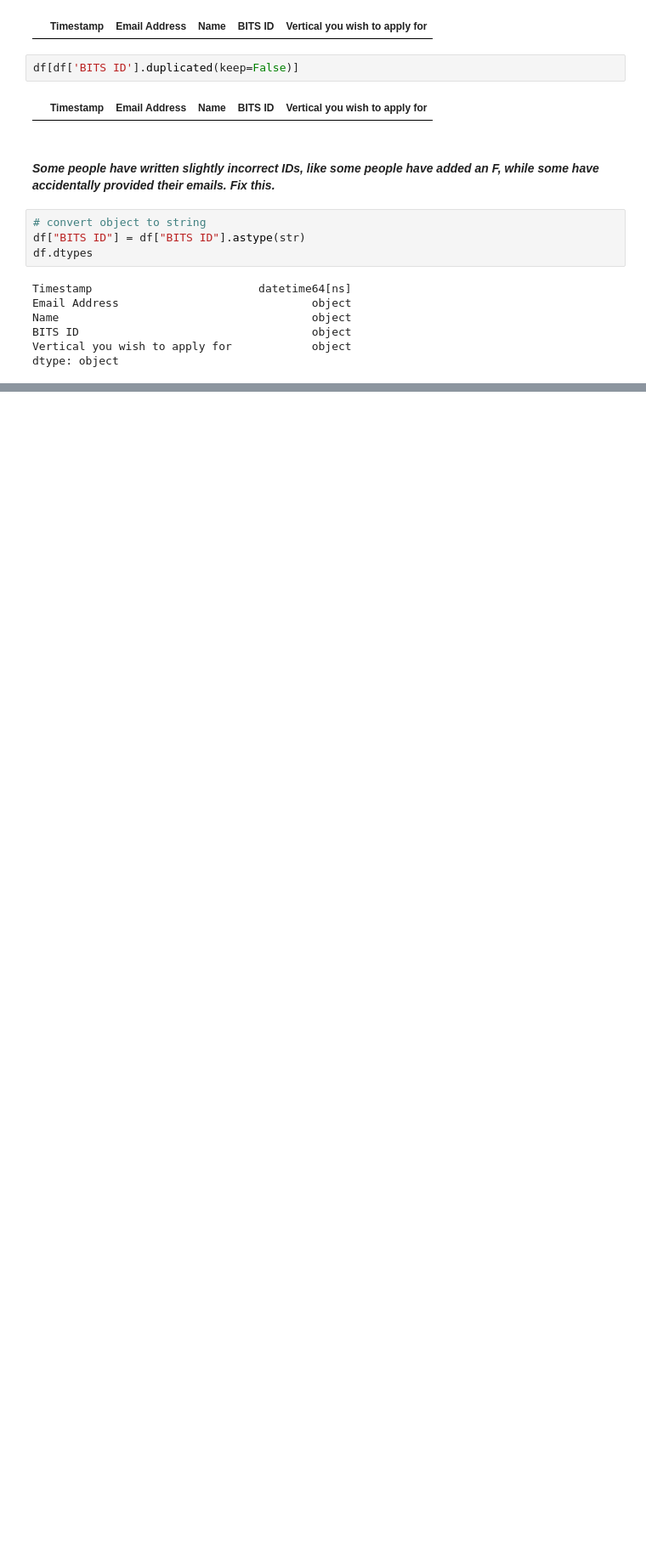
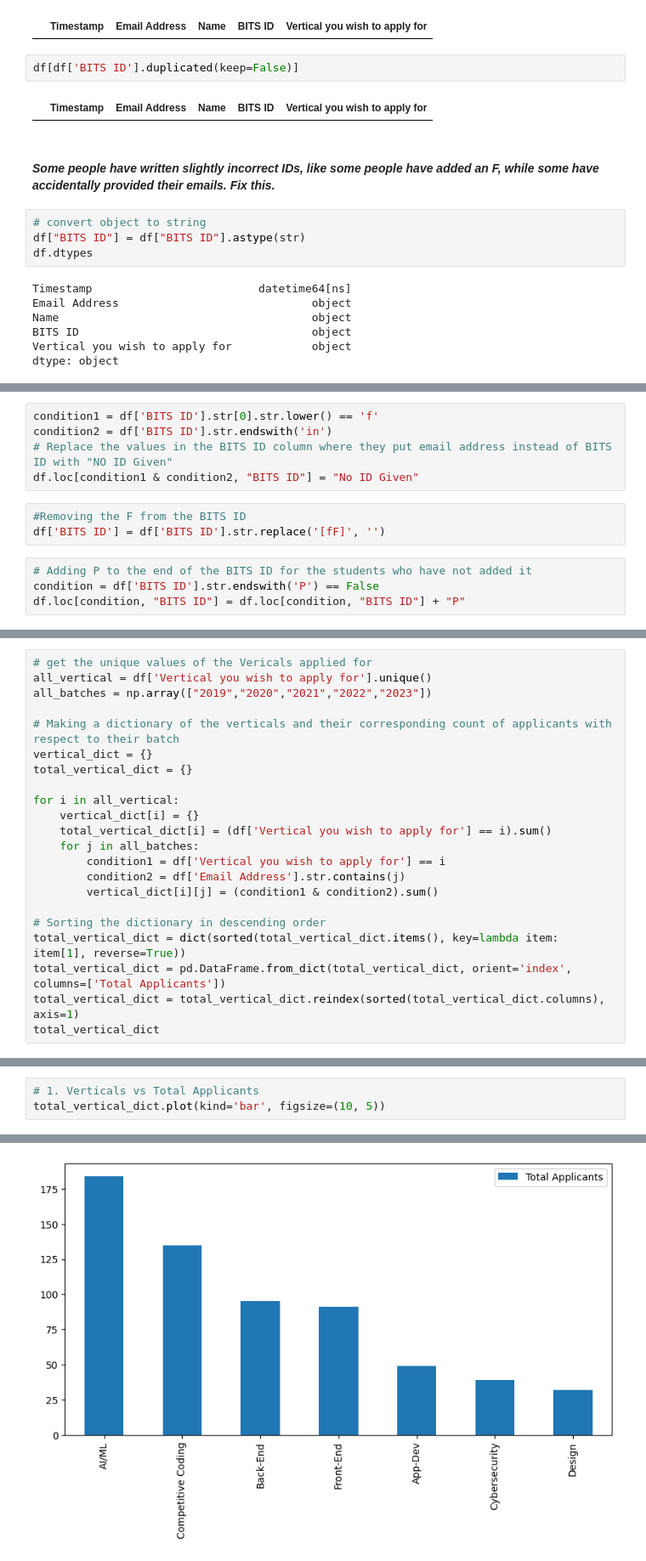
Before and after one commit to Y0shicon/GDSC-Task, a Jupyter notebook: Task 2/Q4/Q4.ipynb, the cells around one changed output, grey strips where cells are left out. Shown at 85% size. Cells and saved outputs as stored; diff of their text form; blank space fills up the shorter version.

```diff
--- a/Task 2/Q4/Q4.ipynb
+++ b/Task 2/Q4/Q4.ipynb
@@ -110,0 +90,12 @@ df[df['BITS ID'].str[0].str.lower() == 'f'].sort_values(by=['BITS ID'])
+# %%
+condition1 = df['BITS ID'].str[0].str.lower() == 'f'
+condition2 = df['BITS ID'].str.endswith('in')
+# Replace the values in the BITS ID column where they put email address instead of BITS ID with "NO ID Given"
+df.loc[condition1 & condition2, "BITS ID"] = "No ID Given"
+# %%
+#Removing the F from the BITS ID
+df['BITS ID'] = df['BITS ID'].str.replace('[fF]', '')
+# %%
+# Adding P to the end of the BITS ID for the students who have not added it
+condition = df['BITS ID'].str.endswith('P') == False
+df.loc[condition, "BITS ID"] = df.loc[condition, "BITS ID"] + "P"
@@ -110,0 +104,22 @@ df[df['BITS ID'].str[0].str.lower() == 'f'].sort_values(by=['BITS ID'])
+# %%
+# get the unique values of the Vericals applied for
+all_vertical = df['Vertical you wish to apply for'].unique()
+all_batches = np.array(["2019","2020","2021","2022","2023"])
+
+# Making a dictionary of the verticals and their corresponding count of applicants with respect to their batch
+vertical_dict = {}
+total_vertical_dict = {}
+
+for i in all_vertical:
+    vertical_dict[i] = {}
+    total_vertical_dict[i] = (df['Vertical you wish to apply for'] == i).sum()
+    for j in all_batches:
+        condition1 = df['Vertical you wish to apply for'] == i
+        condition2 = df['Email Address'].str.contains(j)
+        vertical_dict[i][j] = (condition1 & condition2).sum()
+
+# Sorting the dictionary in descending order
+total_vertical_dict = dict(sorted(total_vertical_dict.items(), key=lambda item: item[1], reverse=True))
+total_vertical_dict = pd.DataFrame.from_dict(total_vertical_dict, orient='index', columns=['Total Applicants'])
+total_vertical_dict = total_vertical_dict.reindex(sorted(total_vertical_dict.columns), axis=1)
+total_vertical_dict
@@ -110,0 +182,4 @@ df[df['BITS ID'].str[0].str.lower() == 'f'].sort_values(by=['BITS ID'])
+# %%
+# 1. Verticals vs Total Applicants
+total_vertical_dict.plot(kind='bar', figsize=(10, 5))
+# %% [output]
@@ -110,0 +187 @@ df[df['BITS ID'].str[0].str.lower() == 'f'].sort_values(by=['BITS ID'])
+[figure, added]
```
Also changed, not shown: parts of 16 cells of this notebook, 1 other file.
